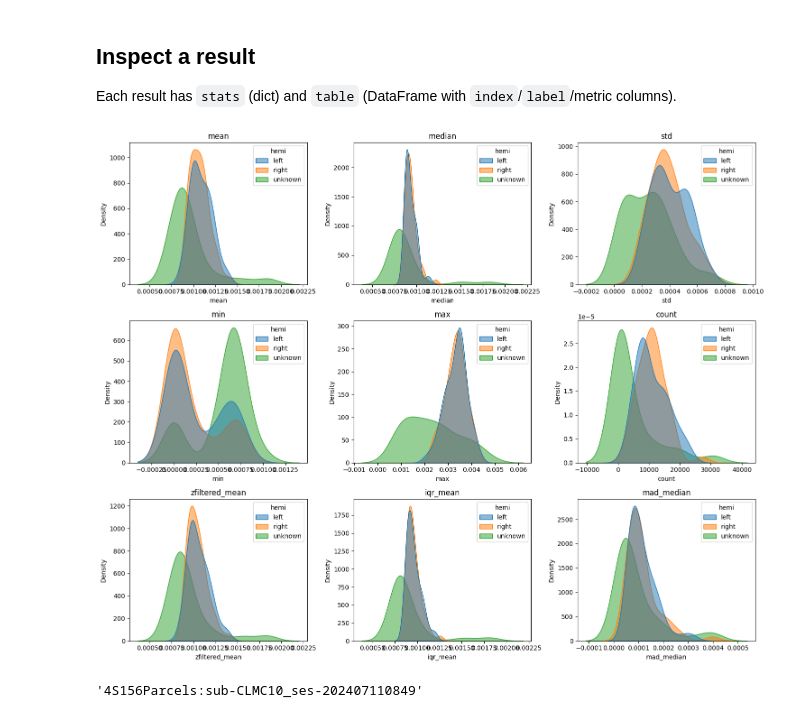
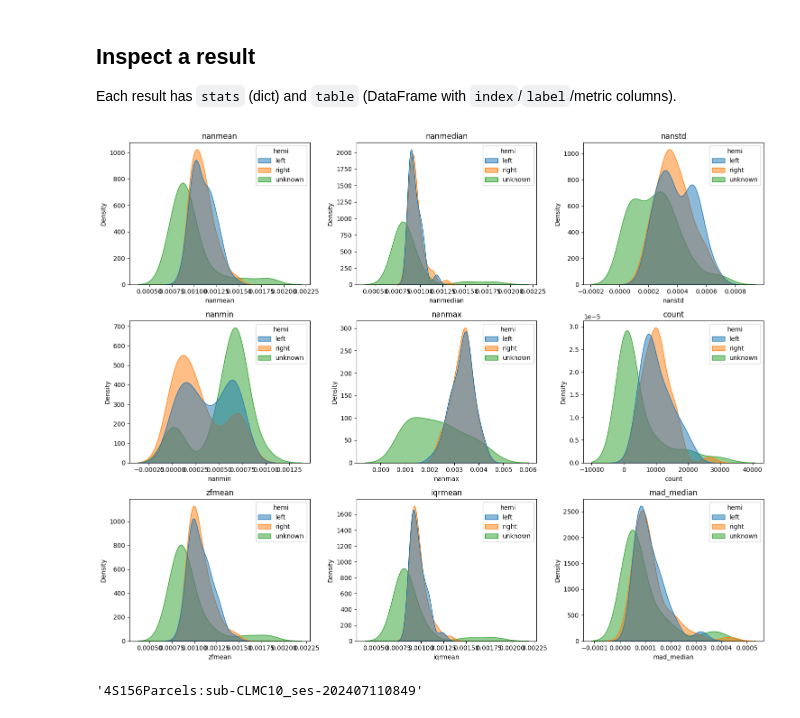
Before and after one commit to GalKepler/qsiparc, a Jupyter notebook: notebooks/demo_qsirecon_parcellation.ipynb, the cells around one changed output. Cells and saved outputs as stored; diff of their text form; code cells hidden in the pictures.

```diff
--- a/notebooks/demo_qsirecon_parcellation.ipynb
+++ b/notebooks/demo_qsirecon_parcellation.ipynb
@@ -59,7 +59,7 @@ k = 0
 key = list(plan.keys())[k]
 plan = {key: [p for p in plan[key] if "dki-md" in p.scalar.name.lower()]}
 # %%
-results = run_parcellation(plan, config=settings)
+results = run_parcellation(plan)
 results
 # %% [output]
 Atlas shape (193, 229, 193) does not match scalar shape (101, 123, 107). Resampling scalar map to atlas/labels grid.
@@ -70,23 +86,23 @@ Each result has `stats` (dict) and `table` (DataFrame with `index`/`label`/metri
 # %%
 import matplotlib.pyplot as plt
 import seaborn as sns
-from qsiparc.parcellation.volume import _BUILTIN_METRICS
+from qsiparc.parcellation.volume import DEFAULT_ROI_METRIC_NAMES
 s = results[0].table
 s["hemi"] = s["name"].apply(lambda x: "left" if x.startswith("LH_") else ("right" if x.startswith("RH_") else "unknown"))
-cols = list(_BUILTIN_METRICS.keys())
+cols = list(DEFAULT_ROI_METRIC_NAMES)
 n_cols = 3
 n_rows = int(np.ceil(len(cols) / n_cols))
 fig, axes = plt.subplots(n_rows, n_cols, figsize=(5 * n_cols, 4 * n_rows))
 for i, col in enumerate(cols):
     r = i // n_cols
     c = i % n_cols
     ax = axes[r, c] if n_rows > 1 else axes[c]
     sns.kdeplot(data=s, x=col, hue="hemi", fill=True, common_norm=True, alpha=0.5, ax=ax)
     ax.set_title(col)
 plt.tight_layout()
 plt.show()
 # %% [output]
-[figure, old version]
+[figure, new version]
 # %%
 # s.sort_values("count")
 key
```
Also changed, not shown: parts of 1 cell of this notebook, 3 other files.
